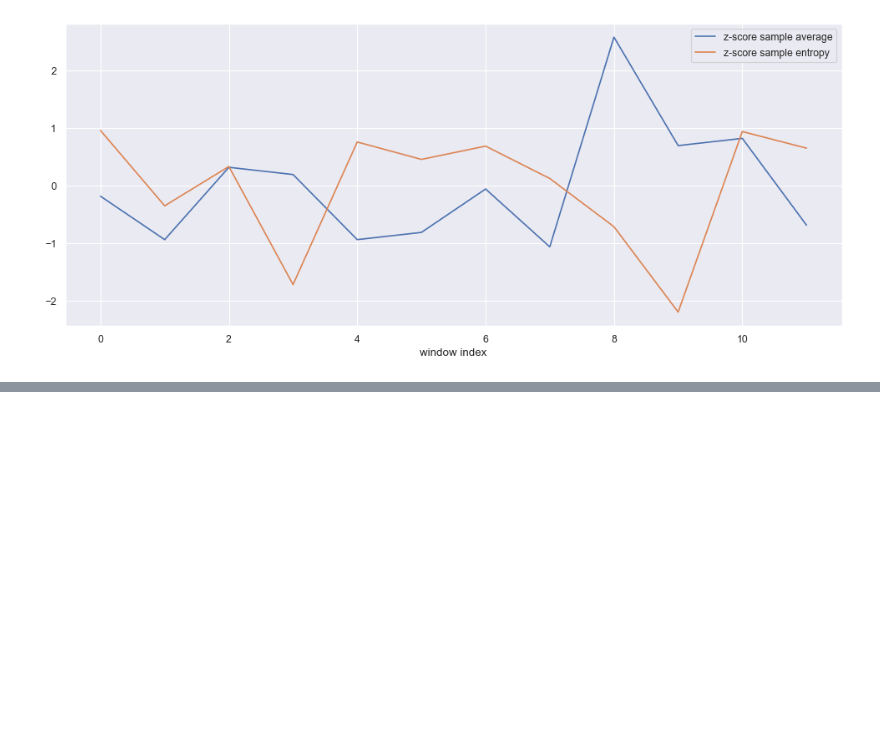
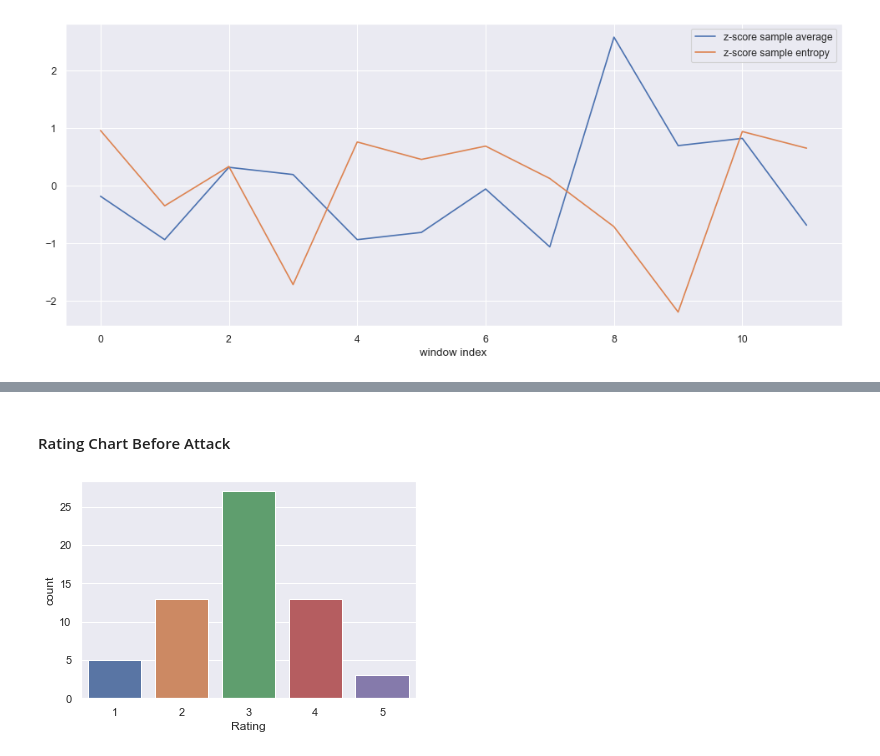
Before and after one commit to ebarkhordar/shilling-attack-detection-for-recommender-systems, a Jupyter notebook: analyze.ipynb, the cells around one changed output, grey strips where cells are left out. Drawn from its saved outputs; the diff is of its cells as text; code cells hidden in the pictures; blank space fills up the shorter version.

```diff
--- a/analyze.ipynb
+++ b/analyze.ipynb
@@ -934,0 +906,5 @@ sample_entropy_list
+# %%
+df=ratings_df
+target_movie_id=27
+df_target_movie=df[(df.MovieID == target_movie_id)]
+df_target_movie
@@ -934,0 +1019,5 @@ sample_entropy_list
+# %%
+df=ratings_df
+target_movie_id=27
+df_target_movie=df[(df.MovieID == target_movie_id)]
+df_target_movie
@@ -934,0 +1040,29 @@ sample_entropy_list
+# %%
+def insert_random_attack(df, target_movie_id, attack_size=50, filler_size_percent=1, target_rate=5):
+    timestamp=df[(df.MovieID == target_movie_id)].sort_values(by='Timestamp')['Timestamp'].median()
+    mean_rate=df["Rating"].mean()
+    #target rating
+    last_user_id=df.loc[df['UserID'].idxmax()].UserID
+    for i in range(attack_size):
+        timestamp+=10000
+        new_row = {'UserID':last_user_id+i,
+                   'MovieID':target_movie_id,
+                   'Rating':target_rate,
+                   'Timestamp':timestamp}
+        df = df.append(new_row, ignore_index=True)
+        #random fill iteam rating
+        df_random_movies=df_movie.sample(frac = 0.01)
+        movie_list=df_random_movies.Id.unique().tolist()
+        for movie_id in movie_list:
+            timestamp+=100
+            if movie_id ==target_movie_id:
+                continue
+            new_row = {'UserID':last_user_id+i,
+                       'MovieID':movie_id,
+                       'Rating':int(mean_rate),
+                       'Timestamp':timestamp}
+            df = df.append(new_row, ignore_index=True)
+    return df
+# %%
+new_df=insert_random_attack(df, target_movie_id)
+new_df
@@ -934,0 +1083,7 @@ sample_entropy_list
+# %% [markdown]
+#### Rating Chart Before Attack
+# %%
+sns.countplot(x='Rating', data=df_target_movie)
+df_attacked_movie=new_df[(new_df.MovieID == target_movie_id)].sort_values(by='Timestamp')
+# %% [output]
+[figure, added]
```
Also changed, not shown: parts of 50 cells of this notebook.
